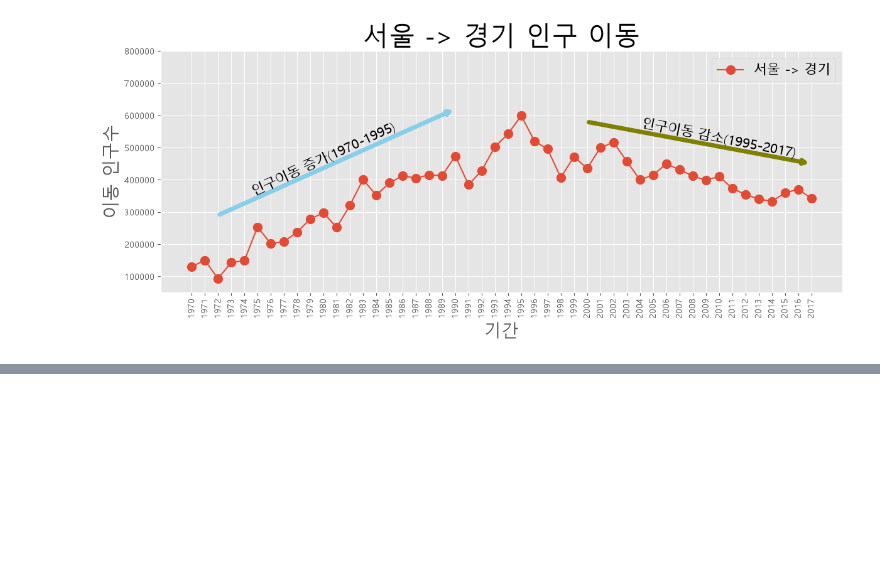
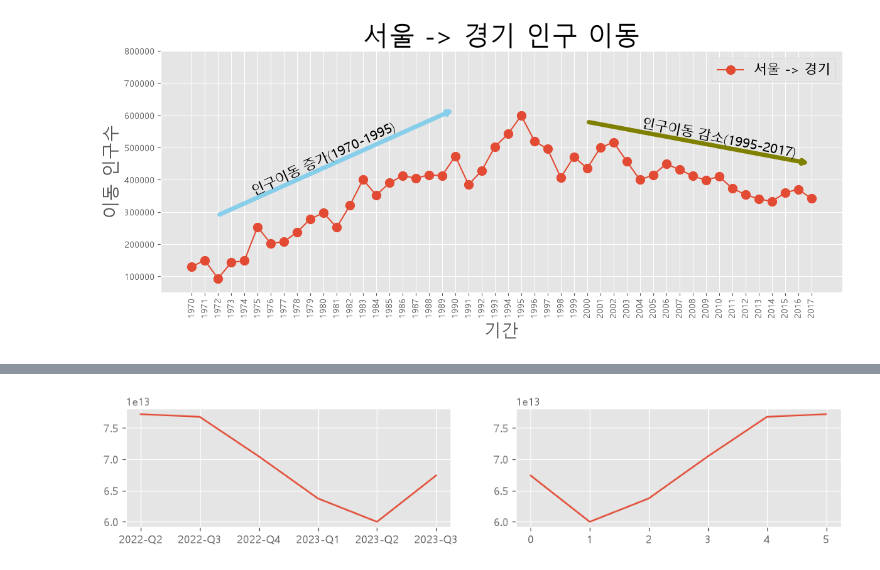
Before and after one commit to SEOWOOSANG/18_data_analytics, a Jupyter notebook: 01_matplotlib.ipynb, the cells around one changed output, grey strips where cells are left out. Saved outputs shown, nothing was run; the diff lists cells and outputs as text; code cells hidden in the pictures; blank space fills up the shorter version.

```diff
--- a/01_matplotlib.ipynb
+++ b/01_matplotlib.ipynb
@@ -312,0 +375,10 @@ plt.show()
+# %%
+fig, axes = plt.subplots(1, 2, figsize=(12, 2))
+
+axes[0].plot(samsung_revenue["quarter"], samsung_revenue["value"])
+#  axes[1].plot(samsung_revenue["quarter"], samsung_revenue["value"])
+samsung_revenue["value"].plot(ax=axes[1])
+
+plt.show()
+# %% [output]
+[figure, added]
```
Also changed, not shown: parts of 17 cells of this notebook, 1 other file.
